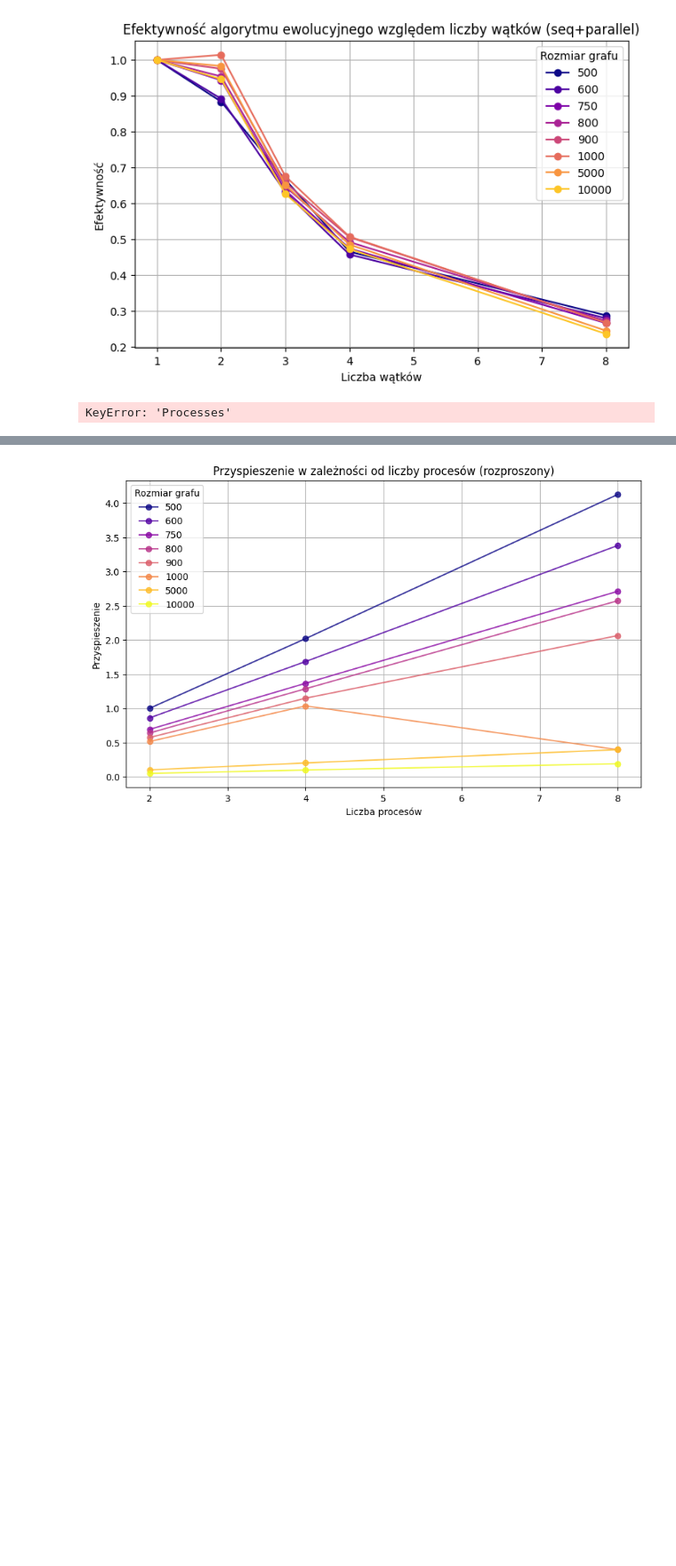
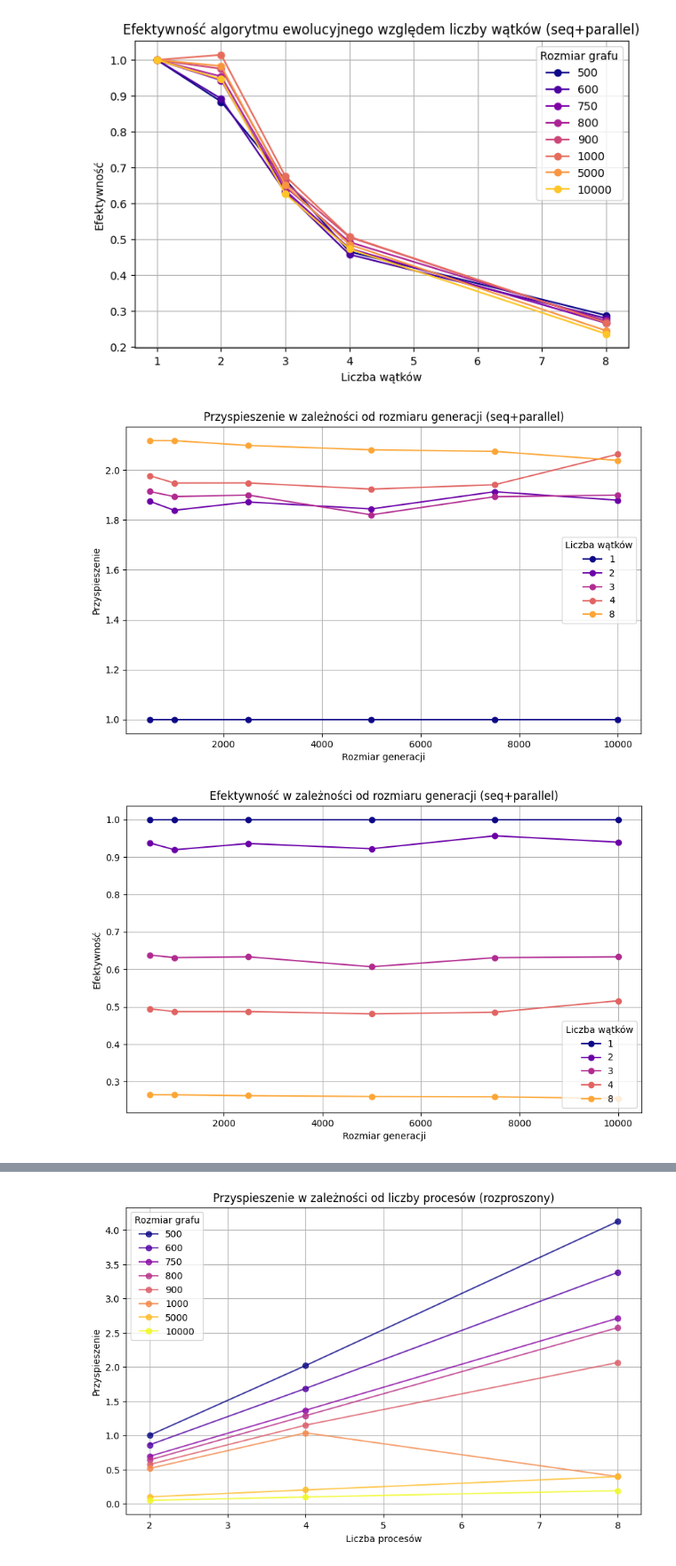
Before and after one commit to viceversaa/OWW2_badania, a Jupyter notebook: badania.ipynb, the cells around one changed output, grey strips where cells are left out. Shown: that part at 89% size. Drawn from its saved outputs; the diff is of its cells as text; code cells hidden in the pictures; blank space fills up the shorter version.

```diff
--- a/badania.ipynb
+++ b/badania.ipynb
@@ -60,8 +60,6 @@ plt.show()
 [figure]
 [figure]
 # %%
-#ZŁE DANE
-
 import pandas as pd
 import matplotlib.pyplot as plt
 import numpy as np
@@ -89,33 +87,34 @@ plt.ylabel("Przyspieszenie")
 plt.title("Przyspieszenie w zależności od rozmiaru generacji (seq+parallel)")
 plt.legend([f"{threads}" for threads in sorted(df["Threads"].unique())], title="Liczba wątków", loc="best")
 plt.grid(True)
 plt.show()
 
 # WYKRES 2: Efektywność w zależności od rozmiaru generacji
 plt.figure(figsize=(10, 6))
 for i, threads in enumerate(sorted(df["Threads"].unique())):
     subset = df[df["Threads"] == threads]
     plt.plot(subset["GenerationSize"], subset["Efficiency"], marker='o', color=cmap(i / len(df["Threads"].unique())))
 
 plt.xlabel("Rozmiar generacji")
 plt.ylabel("Efektywność")
 plt.title("Efektywność w zależności od rozmiaru generacji (seq+parallel)")
 plt.legend([f"{threads} " for threads in sorted(df["Threads"].unique())], title="Liczba wątków", loc="best")
 plt.grid(True)
 plt.show()
 
 # WYKRES 3: Czas wykonania w zależności od liczby wątków
 plt.figure(figsize=(10, 6))
 for i, generation_size in enumerate(sorted(df["GenerationSize"].unique())):
     subset = df[df["GenerationSize"] == generation_size]
-    plt.plot(subset["Threads"], subset["ExecutionTime"], marker='o', color=cmap(i / len(df["GenerationSize"].unique())))
+    plt.plot(subset["Threads"], subset["ExecutionTime"]/1000, marker='o', color=cmap(i / len(df["GenerationSize"].unique())))
 
 plt.xlabel("Liczba wątków")
 plt.ylabel("Czas wykonania (ms)")
 plt.title("Czas wykonania w zależności od liczby wątków (seq+parallel)")
-plt.xticks(np.arange(min(df["Threads"]), max(df["Threads"]) + 1, 1))  # Ustawiamy pełne wartości w zakresie (np. 1, 2, 3, ...)
+plt.xticks(np.arange(min(df["Threads"]), max(df["Threads"]) + 1, 1))
 plt.legend([f" {generation_size}" for generation_size in sorted(df["GenerationSize"].unique())], title="Rozmiar generacji", loc="best")
 plt.grid(True)
 plt.show()
 # %% [output]
-KeyError: 'Processes'
+[figure, added]
+[figure, added]
```
Also changed, not shown: parts of 1 cell of this notebook, 1 other file.
